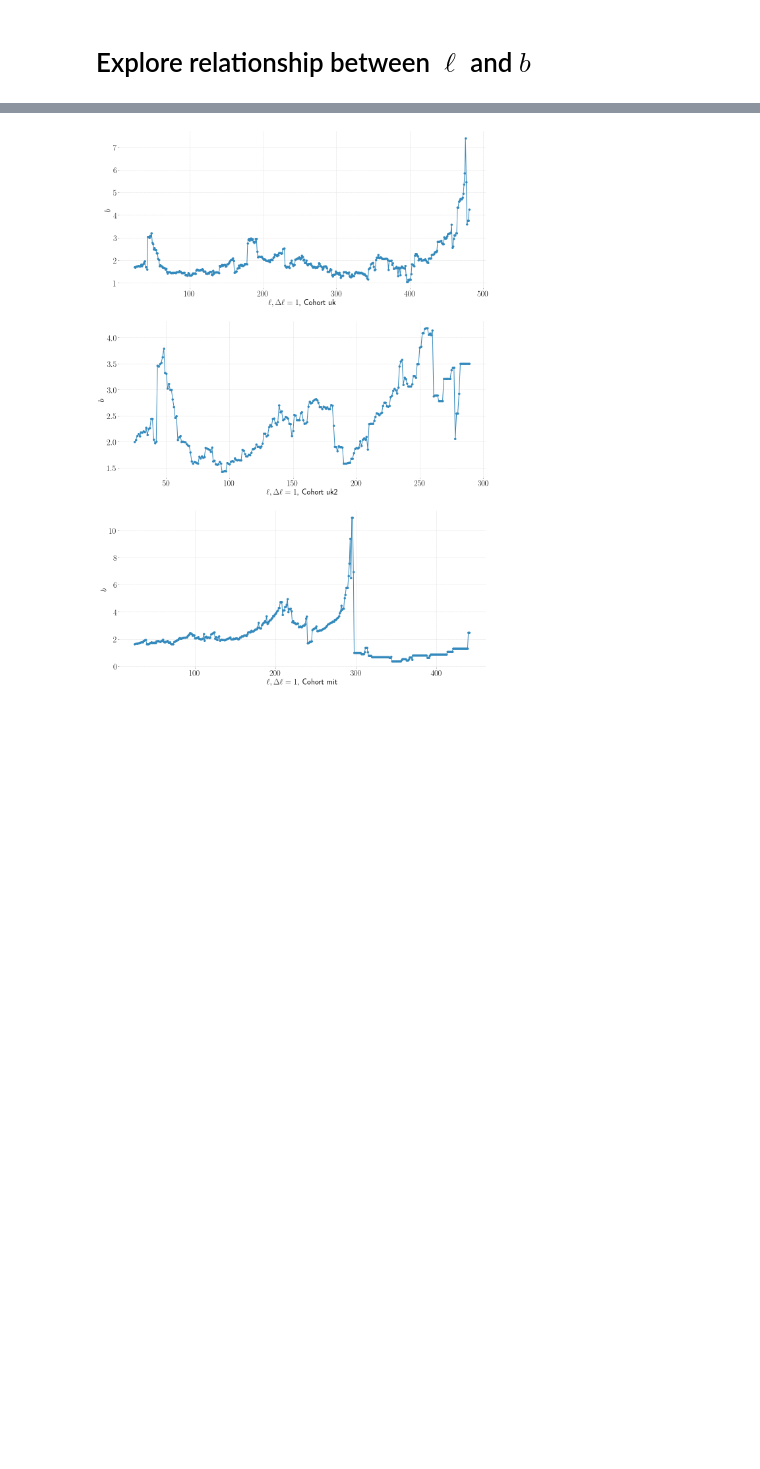
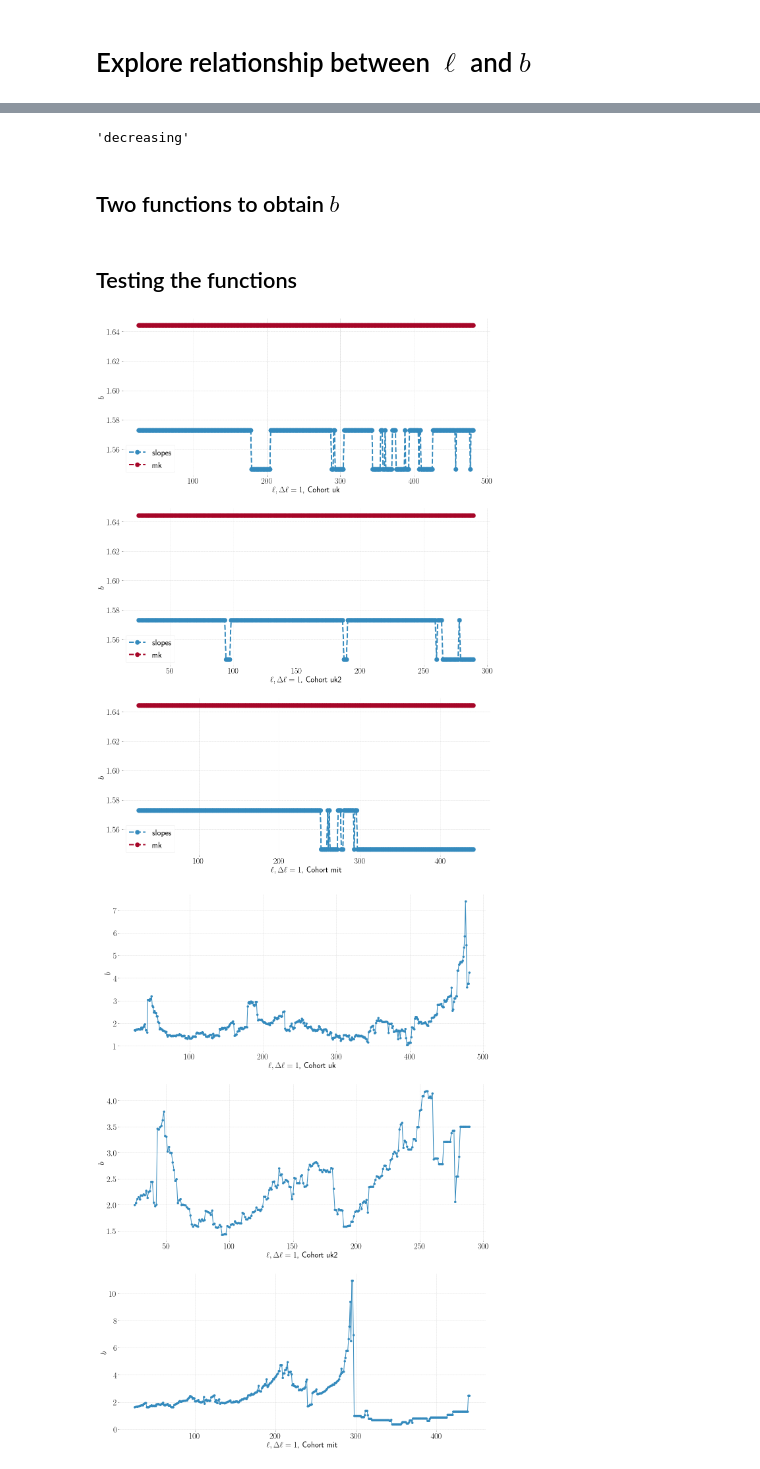
Before and after one commit to nitnelav27/comm_patterns, a Jupyter notebook: 202111.ipynb, the cells around one changed output, grey strips where cells are left out. Drawn from its saved outputs; the diff is of its cells as text; code cells hidden in the pictures; blank space fills up the shorter version.

```diff
--- a/202111.ipynb
+++ b/202111.ipynb
@@ -366,0 +406,4 @@ plt.plot([x[0] for x in points], [y[1] for y in points], marker="", ls="dashed",
+# %%
+for i in range(max(test.index) // 2):
+    df = test.loc[(test.index >= (0 + i)) & (test.index <= (max(test.index) - i))]
+    print(mk.original_test(df))
@@ -366,0 +424,7 @@ plt.plot([x[0] for x in points], [y[1] for y in points], marker="", ls="dashed",
+# %%
+a = mk.original_test(test)
+a[0]
+# %% [output]
+'decreasing'
+# %% [markdown]
+## Two functions to obtain $b$
@@ -367,3 +471,34 @@ plt.plot([x[0] for x in points], [y[1] for y in points], marker="", ls="dashed",
+# %% [markdown]
+## Testing the functions
+# %%
+fa = {}
+for c in calls.keys():
+    fa[c] = {}
+    fa[c]['slope'] = {}
+    fa[c]['mk'] = {}
+    for ell in range(max(calls[c]['aclock']) - 49):
+        fa[c][ell] = {}
+        curve = pc.get_fal(calls[c], ell, ell + 50, 15)
+        if (type(curve) == dict) and (len(curve['f']) > 5):
+            points = get_b_slopes(curve['f'])
+            points2 = get_b_mk(curve['f'])
+            fa[c]['slope'][ell] = points[1][1]
+            fa[c]['mk'][ell] = points2[1][1]
+    for k in fa[c].keys():
+        fa[c][k] = pd.DataFrame.from_dict(fa[c][k], orient='index').sort_index()
+# %%
+plt.figure(figsize=(20, 10*3))
+p = 1
+for c in fa.keys():
+    plt.subplot(3, 1, p)
+    plt.xlabel(fr'$\ell, \Delta \ell = 1$, Cohort {c}')
+    plt.ylabel(r'$b$')
+    plt.plot(fa[c]['slope'].index, fa[c]['slope'][0], marker="o", markersize=13, ls="dashed", lw=4, label='slopes')
+    plt.plot(fa[c]['mk'].index, fa[c]['mk'][0], marker="o", markersize=13, ls="dashed", lw=4, label='mk')
+    plt.legend()
+    p += 1
+# %% [output]
+[figure, added]
 # %%
 fa = {}
 for c in calls.keys():
```
Also changed, not shown: parts of 9 cells of this notebook.
